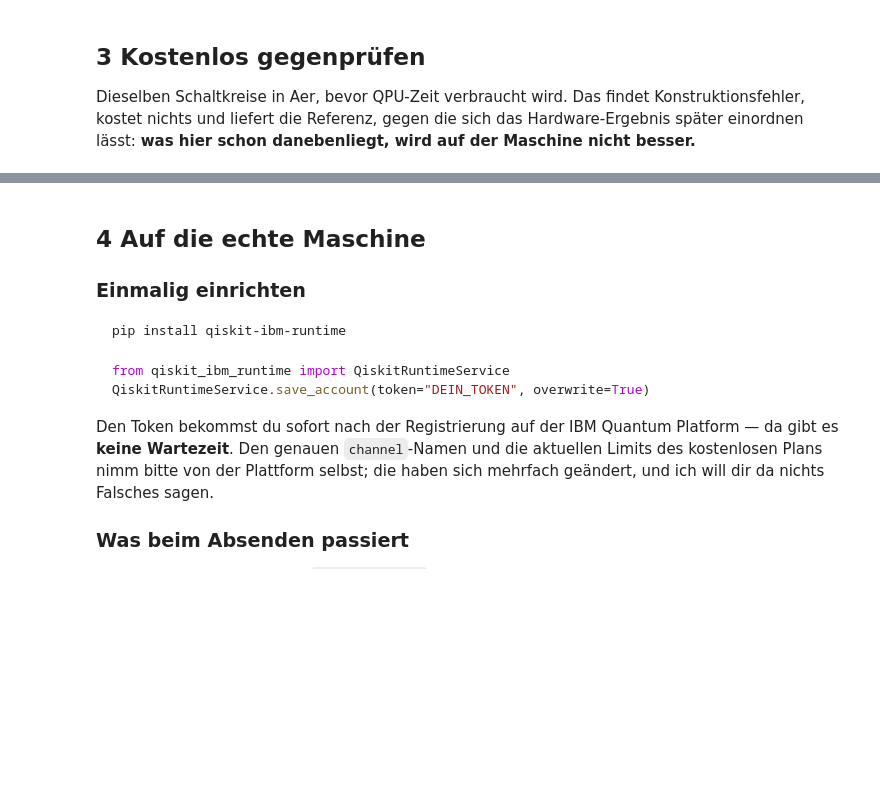
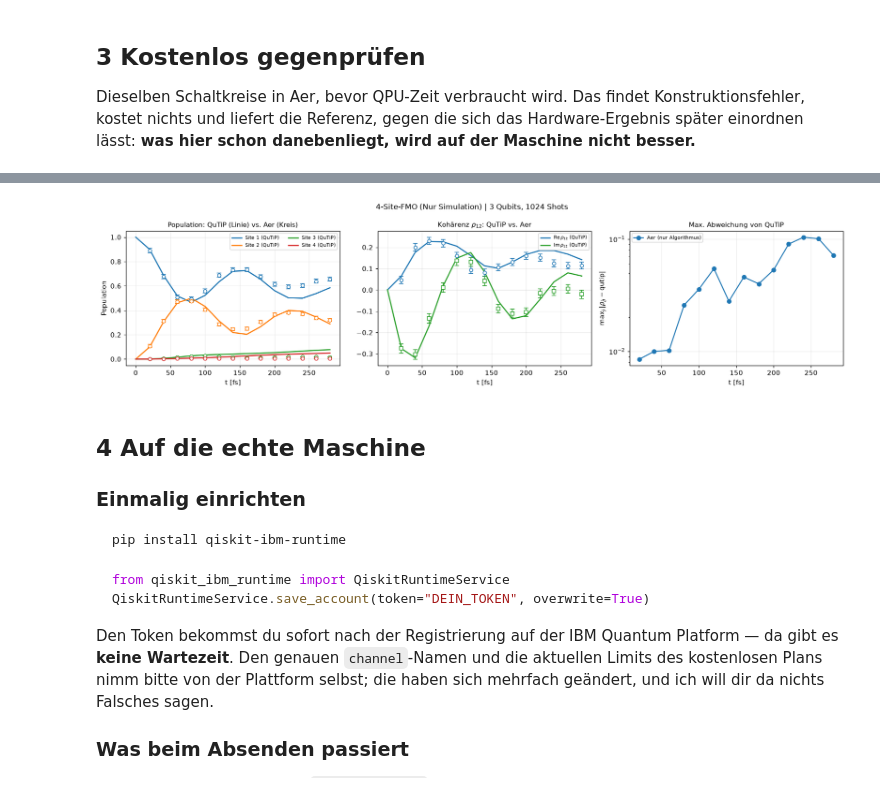
Before and after one commit to Simon14052002/Seneviratne_Pathintegral, a Jupyter notebook: non_markov/hardware_4_site_FMO_with_compression/main_hardware.ipynb, the cells around one changed output, grey strips where cells are left out. Saved outputs shown, nothing was run; the diff lists cells and outputs as text; code cells hidden in the pictures; blank space fills up the shorter version.

```diff
--- a/non_markov/hardware_4_site_FMO_with_compression/main_hardware.ipynb
+++ b/non_markov/hardware_4_site_FMO_with_compression/main_hardware.ipynb
@@ -53,14 +53,14 @@ N_SITES  = 4                       # 2, 3 oder 4 -- Block des FMO-Hamiltonians
 LAM      = 35.0                    # Reorganisationsenergie [cm^-1], realistisches FMO
 M_KRYLOV = 4                       # 4 -> 3 Qubits, 8 -> 4 Qubits
 DELTA    = 10.0                    # Optimum des GESAMTfehlers -- siehe 1a
-TIMES    = list(range(1, 26))
+TIMES    = list(range(1, 11))
 METHOD   = 'svd'                   # 'svd' (empfohlen) oder 'sznagy'
 DEFER    = True                    # aufgeschobene Messung -- siehe 1c
 FLOOR    = False                   # Nullkanal je Zeit: misst den Rauschboden direkt
 PAIRS    = [(0, 1)]                # Kohaerenzen; je Paar +2 Schaltkreise/Zeit
 SHOTS    = 2048
 BACKEND  = 'ibm_kingston'          # von den zugaenglichen QPUs die beste
-DT_FS = 20.0
+DT_FS = 40.0
 
 MODEL, RHO0 = hw.make_model(N_SITES, lam=LAM)
 grid = hw.build_hardware_grid(n_sites=N_SITES, m=M_KRYLOV, dt_fs=DT_FS, delta=DELTA,
@@ -352,3 +352,76 @@ Total run time:   0.02s
+# %%
+# Basisdaten aus Aer extrahieren
+ts     = info_aer['t_index']
+ref    = info_aer['reference']
+aer_tr = info_aer['rho_tr']
+
+# Zeitachsen berechnen
+t_ex = np.arange(max(TIMES) + 1) * grid['dt_fs']
+t_pt = ts * grid['dt_fs']
+ok_a = np.isfinite(np.real(rho_aer[:, 0, 0]))
+
+# 3 Panels fest vorgeben
+fig, ax = plt.subplots(1, 3, figsize=(15.6, 4))
+
+# --- Panel (a): Populationen ---
+for j in range(N):
+    # QuTiP (Linie)
+    ax[0].plot(t_ex, np.real(ref[:, j, j]), color=cols[j], lw=1.7,
+               label=f'Site {j+1} (QuTiP)')
+    # Qiskit Aer (weiße Kreise)
+    ax[0].errorbar(t_pt[ok_a], np.real(aer_tr[ok_a, j, j]),
+                   yerr=err_aer[ok_a, j, j], fmt='o', ms=5, capsize=3,
+                   color=cols[j], mfc='white', lw=1.1)
+
+ax[0].set_ylabel('Population')
+ax[0].set_title('Population: QuTiP (Linie) vs. Aer (Kreis)')
+# Legende begrenzen, damit sie nicht doppelt so lang wird (Linien reichen für Zuordnung)
+handles, labels = ax[0].get_legend_handles_labels()
+ax[0].legend(handles[:N], labels[:N], ncol=2, fontsize=7)
+
+
+# --- Panel (b): Kohärenzen ---
+a, b = PAIRS[0]
+for part, lab, mk, cc, ee in ((np.real, r'\mathrm{Re}', 'o', 'C0', err_aer),
+                              (np.imag, r'\mathrm{Im}', 's', 'C2',
+                               info_aer['rho_err_im'])):
+    # QuTiP (Linie)
+    ax[1].plot(t_ex, part(ref[:, a, b]), lw=1.7, color=cc,
+               label=rf'${lab}\,\rho_{{{a+1}{b+1}}}$ (QuTiP)')
+    # Qiskit Aer (Marker)
+    ax[1].errorbar(t_pt[ok_a], part(aer_tr[ok_a, a, b]), yerr=ee[ok_a, a, b],
+                   fmt=mk, ms=5, capsize=3, mfc='white', lw=1.1, color=cc)
+
+ax[1].axhline(0, color='0.85', lw=.8, zorder=0)
+ax[1].set_title(rf'Kohärenz $\rho_{{{a+1}{b+1}}}$: QuTiP vs. Aer')
+ax[1].legend(fontsize=7)
+
+
+# --- Panel (c): Abweichung ---
+dmax = lambda R, k: np.abs(np.real(np.diag(R[k])) - np.real(np.diag(ref[ts[k]]))).max()
+
+# Zeichne nur Aer-Abweichung
+ax[2].semilogy(t_pt[ok_a], [dmax(aer_tr, k) for k in np.where(ok_a)[0]],
+               'o-', color='C0', label='Aer (nur Algorithmus)')
+
+ax[2].set_ylabel(r'max$_j\,|\rho_{jj} - $qutip$|$')
+ax[2].set_title('Max. Abweichung von QuTiP')
+ax[2].legend(fontsize=7)
+
+
+# --- Formatierung ---
+for A in ax:
+    A.set_xlabel('t [fs]')
+    A.grid(alpha=.25)
+
+fig.suptitle(f'4-Site-FMO (Nur Simulation) | {grid["n_qubits"]} Qubits, {SHOTS} Shots',
+             fontsize=11, color='black')
+fig.tight_layout()
+
+# Zeigt den Plot direkt an (vorausgesetzt %matplotlib inline ist in Jupyter aktiv)
+plt.show()
+# %% [output]
+[figure, added]
 # %% [markdown]
 ## 4  Auf die echte Maschine
 
```
Also changed, not shown: parts of 22 cells of this notebook, 11 other files.
